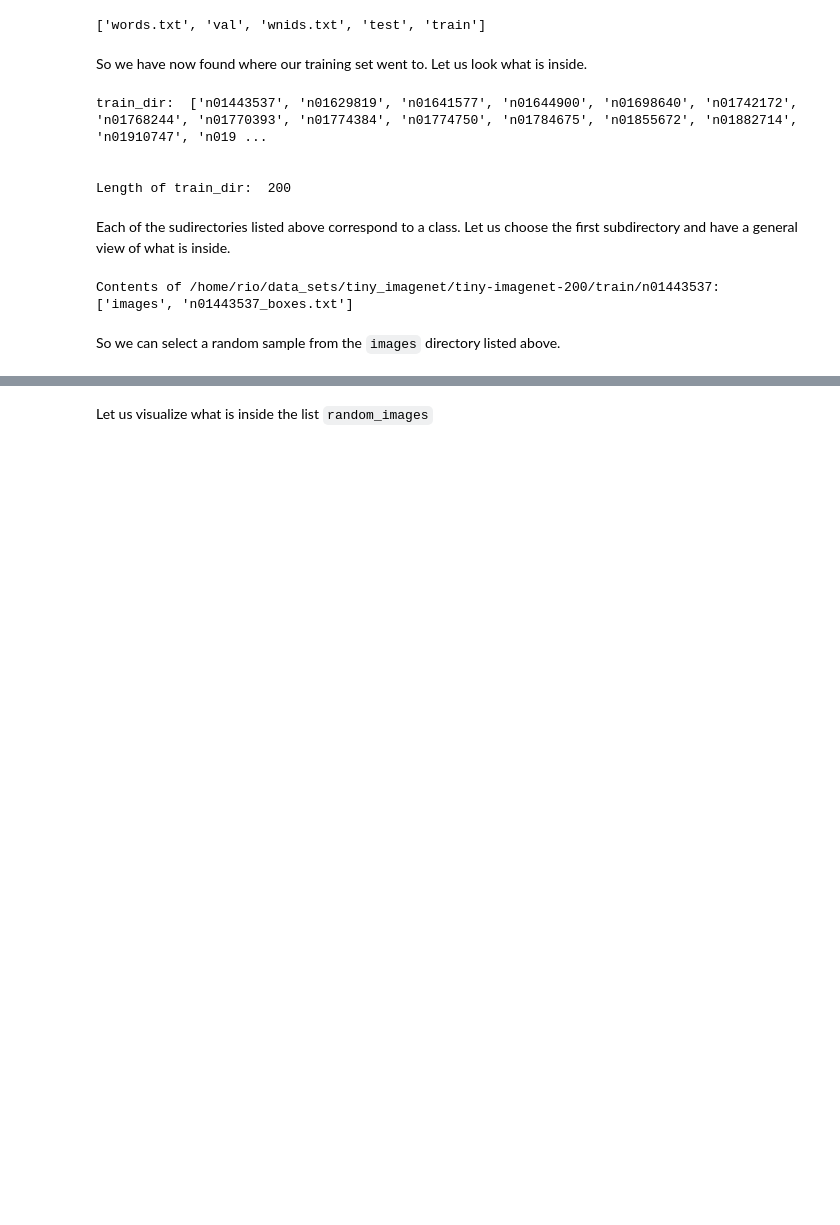
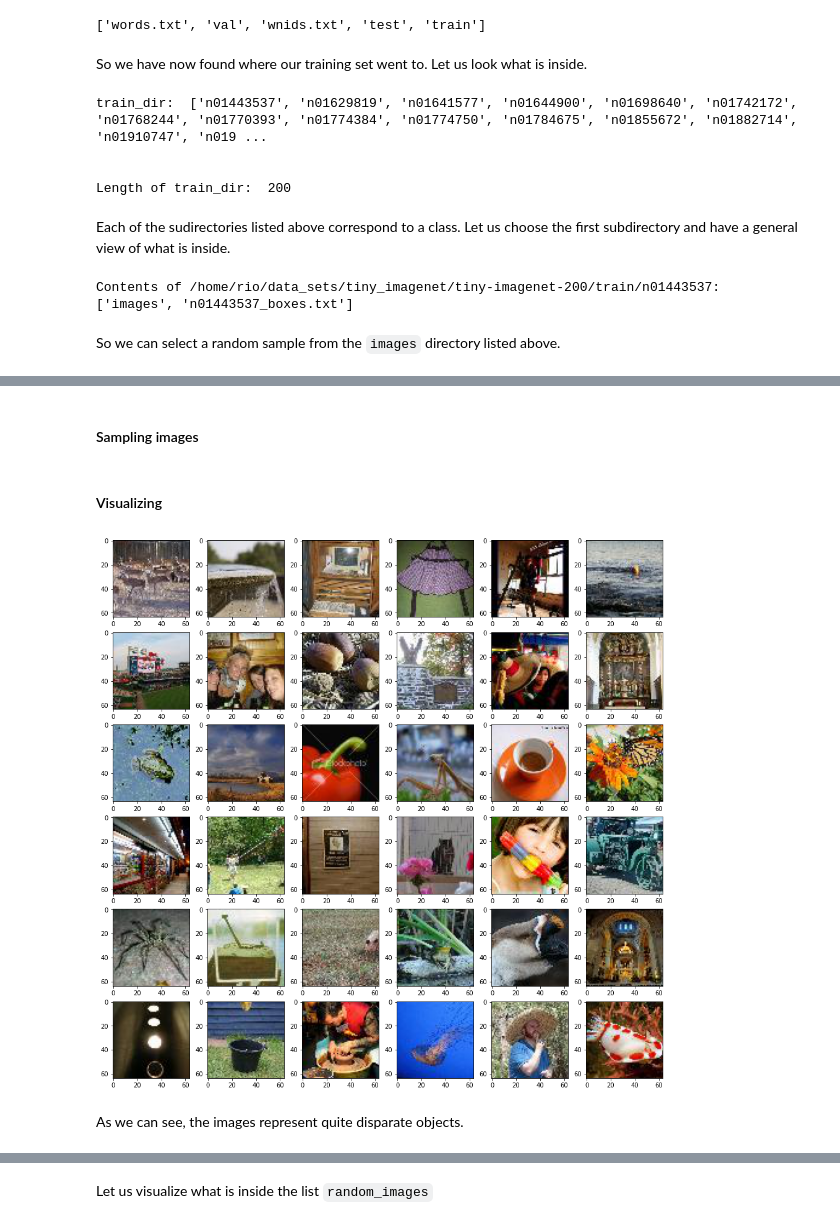
Before and after one commit to linneuholanda/computer_vision, a Jupyter notebook: 000_a_tour_of_the_basics.ipynb, the cells around one changed output, grey strips where cells are left out. Saved outputs shown, nothing was run; the diff lists cells and outputs as text; code cells hidden in the pictures; blank space fills up the shorter version.

Commit message:
Generated plots of randomized classes

```diff
--- a/000_a_tour_of_the_basics.ipynb
+++ b/000_a_tour_of_the_basics.ipynb
@@ -111,0 +121,31 @@ So we can select a random sample from the `images` directory listed above.
+# %%
+def get_list_of_images(images_dir, image_class):
+    class_images_dir = os.path.join(images_dir,image_class,"images")
+    images =  os.listdir(class_images_dir)
+    return images
+
+def sample_images(images_dir,sample_size,image_classes=None):
+    if image_classes is None:
+        image_classes = np.random.choice(sorted(os.listdir(images_dir)),sample_size).tolist()
+    else:
+        if type(image_classes) is str:
+            image_classes = [image_classes]*sample_size
+        elif type(image_classes) is list:
+            image_classes = np.random.choice(sorted(os.listdir(image_classes)),sample_size).tolist()
+    sampled = []
+    for image_class in image_classes:
+        images = get_list_of_images(images_dir, image_class)
+        sampled.append(mpimg.imread(os.path.join(images_dir,image_class,"images",np.random.choice(images))))
+    return sampled
+# %% [markdown]
+#### Sampling images
+# %%
+np.random.seed(7435)
+images_dir = train_dir
+nrows = 6
+ncols = 6
+sample_size = nrows*ncols
+class_dirs = None
+sampled_images = sample_images(train_dir,sample_size,class_dirs)
+# %% [markdown]
+#### Visualizing
@@ -112,2 +164,10 @@ So we can select a random sample from the `images` directory listed above.
+# %%
+figsize = (16,16)
+return_fig = False
+plot_images(sampled_images,nrows,ncols,figsize,return_fig)
+# %% [output]
+[figure, added]
+# %% [markdown]
+As we can see, the images represent quite disparate objects.
 # %%
 %%time
```
Also changed, not shown: parts of 8 cells of this notebook.
